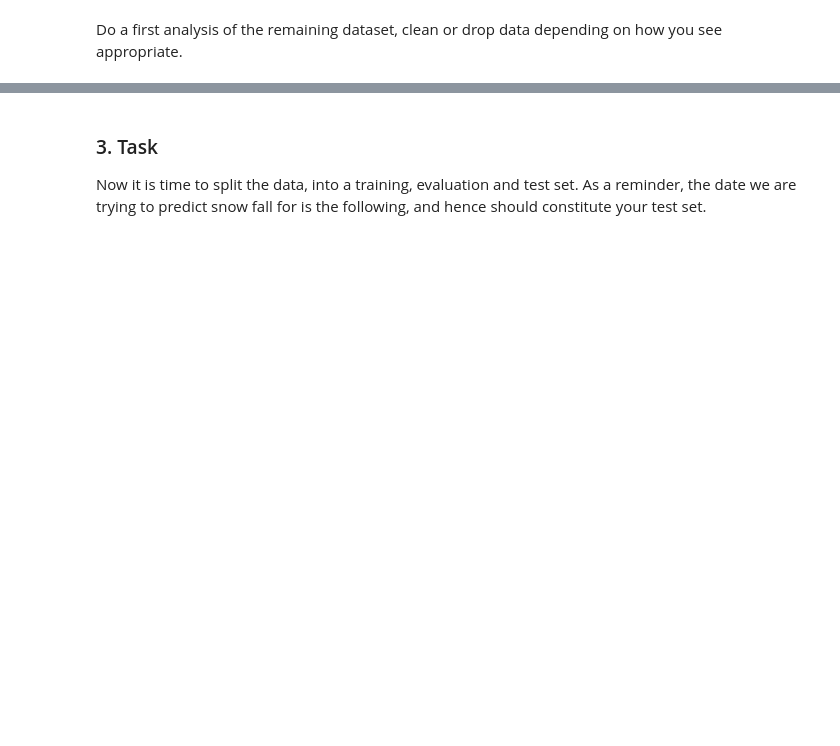
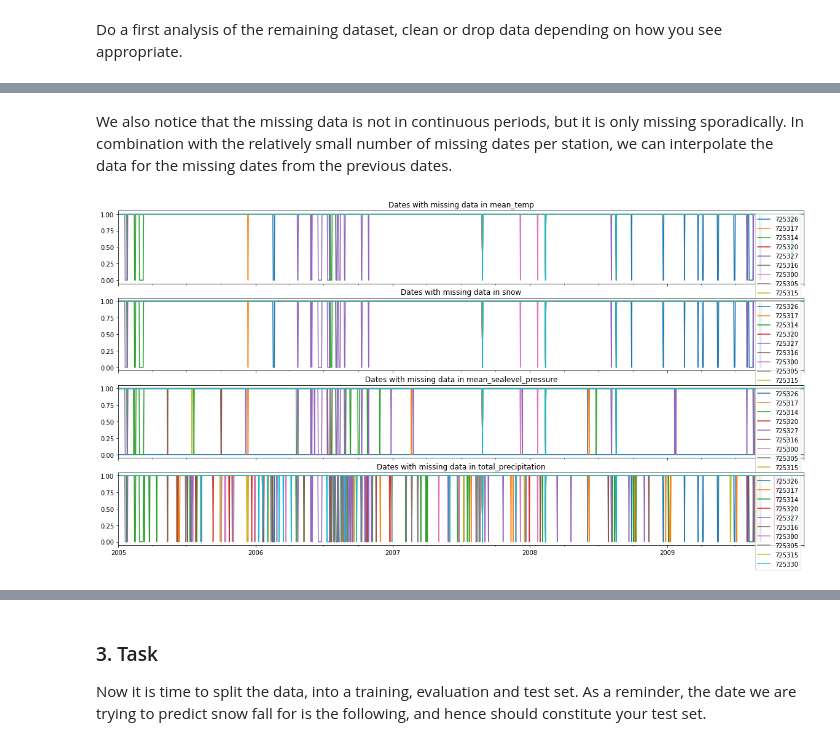
Before and after one commit to Nick-Z0/code-challenges, a Jupyter notebook: datascience/Coding Challenge.ipynb, the cells around one changed output, grey strips where cells are left out. Drawn from its saved outputs; the diff is of its cells as text; code cells hidden in the pictures; blank space fills up the shorter version.

```diff
--- a/datascience/Coding Challenge.ipynb
+++ b/datascience/Coding Challenge.ipynb
@@ -126,0 +175,2 @@ Do a first analysis of the remaining dataset, clean or drop data depending on ho
+# %%
+subset_df = subset_df.drop(columns=['mean_station_pressure','num_mean_station_pressure_samples','min_temperature','min_temperature_explicit','wban_number','max_gust_wind_speed','snow_depth'])
@@ -126,0 +186,12 @@ Do a first analysis of the remaining dataset, clean or drop data depending on ho
+# %%
+import matplotlib.pyplot as plt
+import numpy as np
+import warnings
+warnings.filterwarnings('ignore')
+
+# Make a date index from the complete date range
+date_index = pd.date_range(subset_df['date'].min(), subset_df['date'].max())
+
+print('Missing dates per station\n')
+for key, group in subset_df.groupby(['station_number']):
+    print(f'Station {key}: Temperature: {len(date_index) - len(group.mean_temp)} Precipitation: {len(date_index) - len(group.total_precipitation)} Snow: {len(date_index) - len(group.snow)}')
@@ -126,0 +211,19 @@ Do a first analysis of the remaining dataset, clean or drop data depending on ho
+# %% [markdown]
+We also notice that the missing data is not in continuous periods, but it is only missing sporadically. In combination with the relatively small number of missing dates per station, we can interpolate the data for the missing dates from the previous dates.
+# %%
+def plot_missing_data(column, axis, subset_df):
+    dates = pd.DataFrame(columns=[station for station in subset_df['station_number'].unique()], index=date_index, data=0)
+    for key, group in subset_df.groupby(['station_number']):
+        dates_with_not_NA_mean_temp = subset_df[~subset_df[column].isna()][subset_df['station_number']==key]
+        dates.loc[dates_with_not_NA_mean_temp['date'].values, key] = 1
+    dates.plot(ax=axis)
+    axis.set_title(f'Dates with missing data in {column}')
+
+fig, axes = plt.subplots(4, 1, sharex=True, figsize=(20, 10))
+
+plot_missing_data('mean_temp', axes[0], subset_df)
+plot_missing_data('snow', axes[1], subset_df)
+plot_missing_data('mean_sealevel_pressure', axes[2], subset_df)
+plot_missing_data('total_precipitation', axes[3], subset_df)
+# %% [output]
+[figure, added]
```
Also changed, not shown: parts of 43 cells of this notebook.
